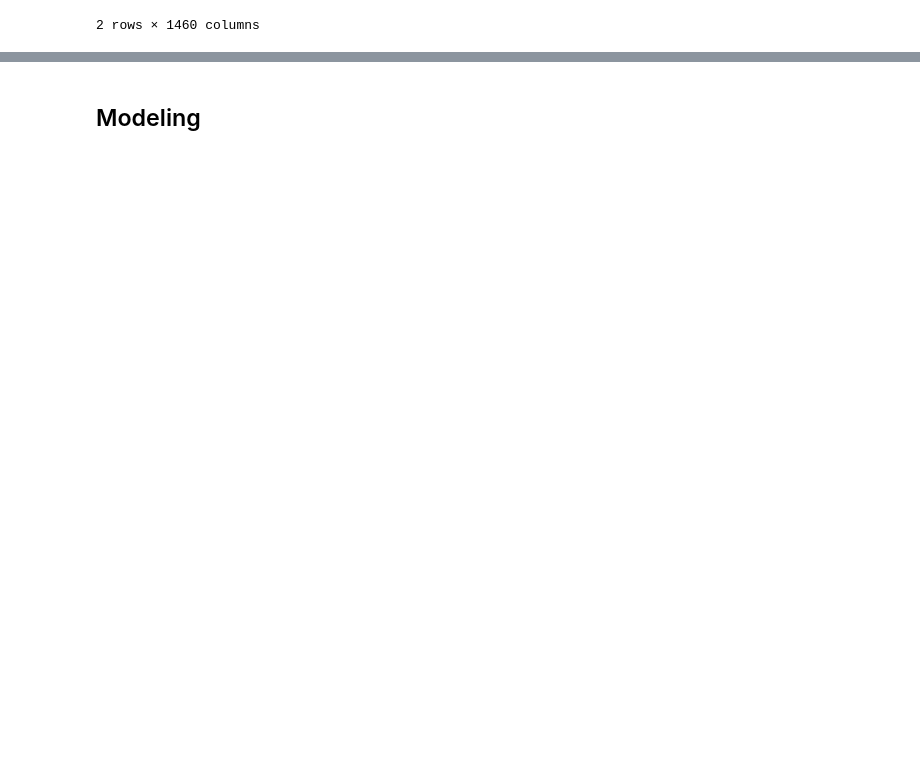
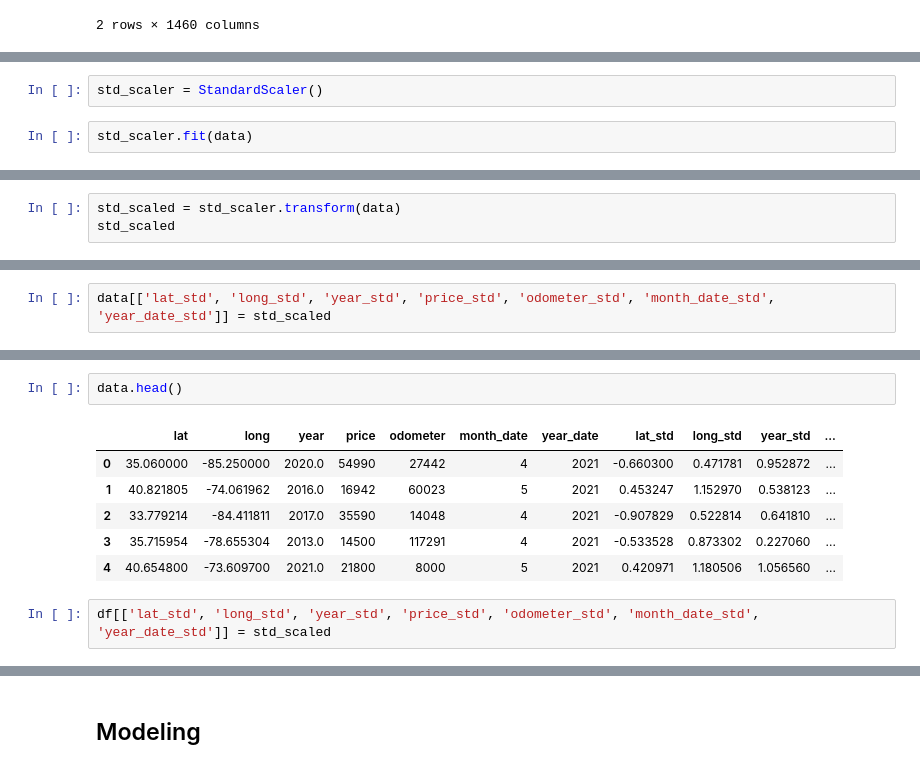
Before and after one commit to h1gfun4/machine_learning, a Jupyter notebook: public pipeline/pipeline.ipynb, the cells around one changed output, grey strips where cells are left out. Drawn from its saved outputs; the diff is of its cells as text; blank space fills up the shorter version.

```diff
--- a/public pipeline/pipeline.ipynb
+++ b/public pipeline/pipeline.ipynb
@@ -713,0 +689,4 @@ df.head(2)
+# %%
+std_scaler = StandardScaler()
+# %%
+std_scaler.fit(data)
@@ -713,0 +695,3 @@ df.head(2)
+# %%
+std_scaled = std_scaler.transform(data)
+std_scaled
@@ -713,0 +712,2 @@ df.head(2)
+# %%
+data[['lat_std', 'long_std', 'year_std', 'price_std', 'odometer_std', 'month_date_std', 'year_date_std']] = std_scaled
@@ -713,0 +732,11 @@ df.head(2)
+# %%
+data.head()
+# %% [output]
+|  | lat | long | year | price | odometer | month_date | year_date | lat_std | long_std | year_std | ... |
+| 0 | 35.060000 | -85.250000 | 2020.0 | 54990 | 27442 | 4 | 2021 | -0.660300 | 0.471781 | 0.952872 | ... |
+| 1 | 40.821805 | -74.061962 | 2016.0 | 16942 | 60023 | 5 | 2021 | 0.453247 | 1.152970 | 0.538123 | ... |
+| 2 | 33.779214 | -84.411811 | 2017.0 | 35590 | 14048 | 4 | 2021 | -0.907829 | 0.522814 | 0.641810 | ... |
+| 3 | 35.715954 | -78.655304 | 2013.0 | 14500 | 117291 | 4 | 2021 | -0.533528 | 0.873302 | 0.227060 | ... |
+| 4 | 40.654800 | -73.609700 | 2021.0 | 21800 | 8000 | 5 | 2021 | 0.420971 | 1.180506 | 1.056560 | ... |
+# %%
+df[['lat_std', 'long_std', 'year_std', 'price_std', 'odometer_std', 'month_date_std', 'year_date_std']] = std_scaled
```
Also changed, not shown: parts of 32 cells of this notebook.
